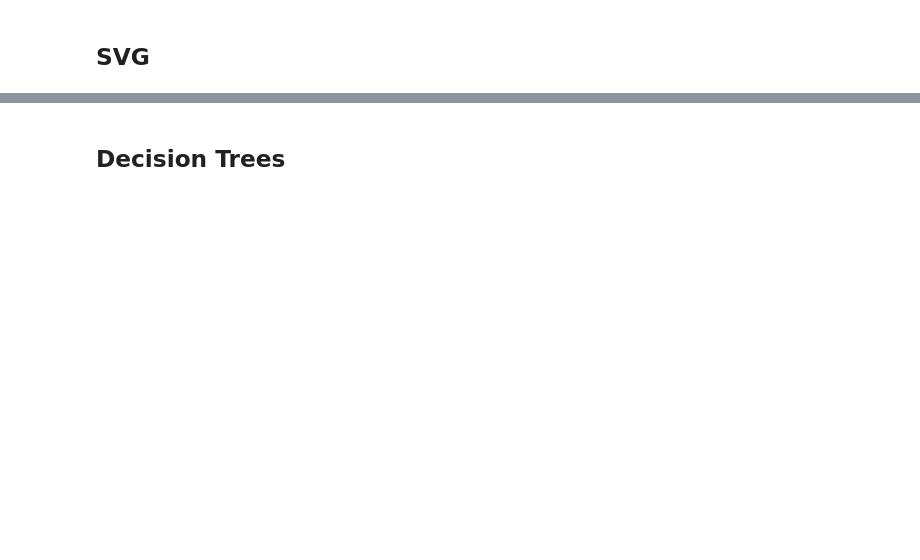
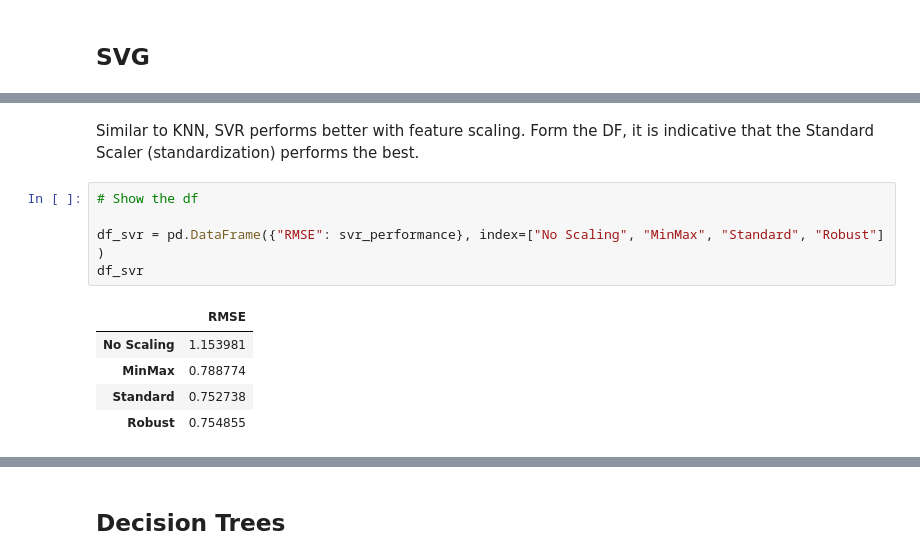
Before and after one commit to TerryTian21/PyTorch-Practice, a Jupyter notebook: Tutorials/Feauture_Scaling.ipynb, the cells around one changed output, grey strips where cells are left out. Saved outputs shown, nothing was run; the diff lists cells and outputs as text; blank space fills up the shorter version.

```diff
--- a/Tutorials/Feauture_Scaling.ipynb
+++ b/Tutorials/Feauture_Scaling.ipynb
@@ -281,0 +303,13 @@ plot_results(prediction_results)
+# %% [markdown]
+Similar to KNN, SVR performs better with feature scaling. Form the DF, it is indicative that the Standard Scaler (standardization) performs the best.
+# %%
+# Show the df
+
+df_svr = pd.DataFrame({"RMSE": svr_performance}, index=["No Scaling", "MinMax", "Standard", "Robust"] )
+df_svr
+# %% [output]
+|  | RMSE |
+| No Scaling | 1.153981 |
+| MinMax | 0.788774 |
+| Standard | 0.752738 |
+| Robust | 0.754855 |
```
Also changed, not shown: parts of 13 cells of this notebook.
